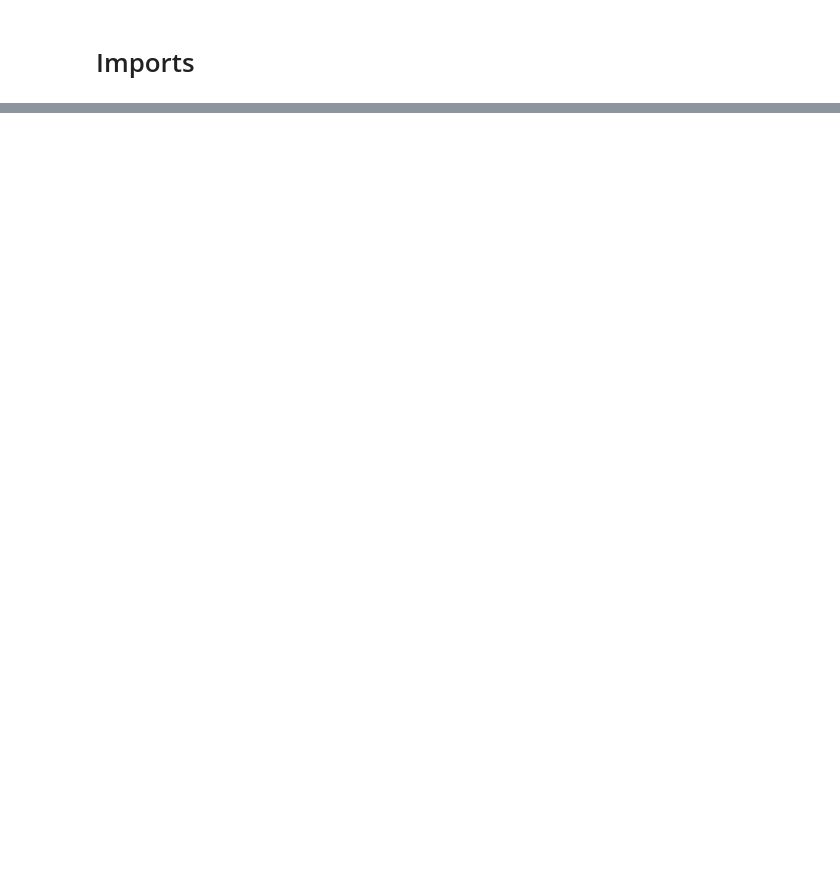
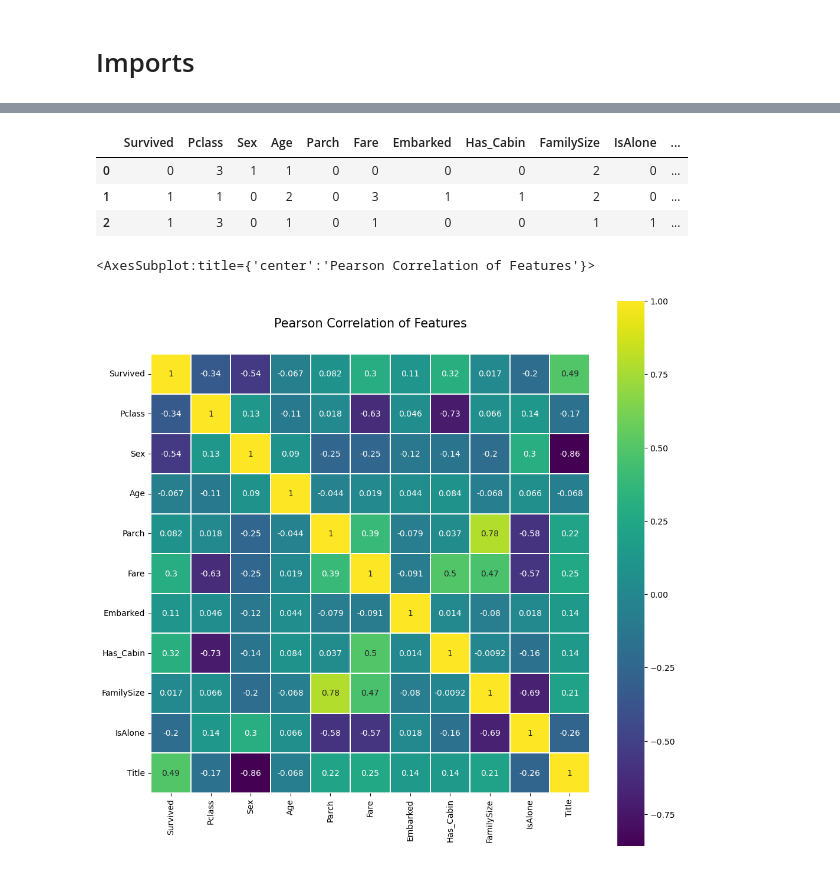
Before and after one commit to milindhpatil/Titanic_Data_Analysis, a Jupyter notebook: Titanic/Titanic Data Analysis_DecisionTree.ipynb, the cells around one changed output, grey strips where cells are left out. Cells and saved outputs as stored; diff of their text form; code cells hidden in the pictures; blank space fills up the shorter version.

Commit message:
updatedDecisionTree

```diff
--- a/Titanic/Titanic Data Analysis_DecisionTree.ipynb
+++ b/Titanic/Titanic Data Analysis_DecisionTree.ipynb
@@ -484,0 +3,32 @@ plt.show()
+# %%
+# Imports needed for the script
+import numpy as np
+import pandas as pd
+import re
+import xgboost as xgb
+import seaborn as sns
+import matplotlib.pyplot as plt
+%matplotlib inline
+
+import plotly.offline as py
+py.init_notebook_mode(connected=True)
+import plotly.graph_objs as go
+import plotly.tools as tls
+
+from sklearn import tree
+from sklearn.metrics import accuracy_score
+from sklearn.model_selection import KFold
+from sklearn.model_selection import cross_val_score
+from IPython.display import Image as PImage
+from subprocess import check_call
+from PIL import Image, ImageDraw, ImageFont
+
+# Loading the data
+train = pd.read_csv('./train.csv')
+test = pd.read_csv('./test.csv')
+
+# Store our test passenger IDs for easy access
+PassengerId = test['PassengerId']
+
+# Showing overview of the train dataset
+train.head(3)
@@ -484,0 +129,20 @@ plt.show()
+# %%
+# Feature selection: remove variables no longer containing relevant information
+drop_elements = ['PassengerId', 'Name', 'Ticket', 'Cabin', 'SibSp']
+train = train.drop(drop_elements, axis = 1)
+test  = test.drop(drop_elements, axis = 1)
+# %%
+train.head(3)
+# %% [output]
+|  | Survived | Pclass | Sex | Age | Parch | Fare | Embarked | Has_Cabin | FamilySize | IsAlone | ... |
+| 0 | 0 | 3 | 1 | 1 | 0 | 0 | 0 | 0 | 2 | 0 | ... |
+| 1 | 1 | 1 | 0 | 2 | 0 | 3 | 1 | 1 | 2 | 0 | ... |
+| 2 | 1 | 3 | 0 | 1 | 0 | 1 | 0 | 0 | 1 | 1 | ... |
+# %%
+colormap = plt.cm.viridis
+plt.figure(figsize=(12,12))
+plt.title('Pearson Correlation of Features', y=1.05, size=15)
+sns.heatmap(train.astype(float).corr(),linewidths=0.1,vmax=1.0, square=True, cmap=colormap, linecolor='white', annot=True)
+# %% [output]
+<AxesSubplot:title={'center':'Pearson Correlation of Features'}>
+[figure, added]
```
Also changed, not shown: parts of 77 cells of this notebook.
